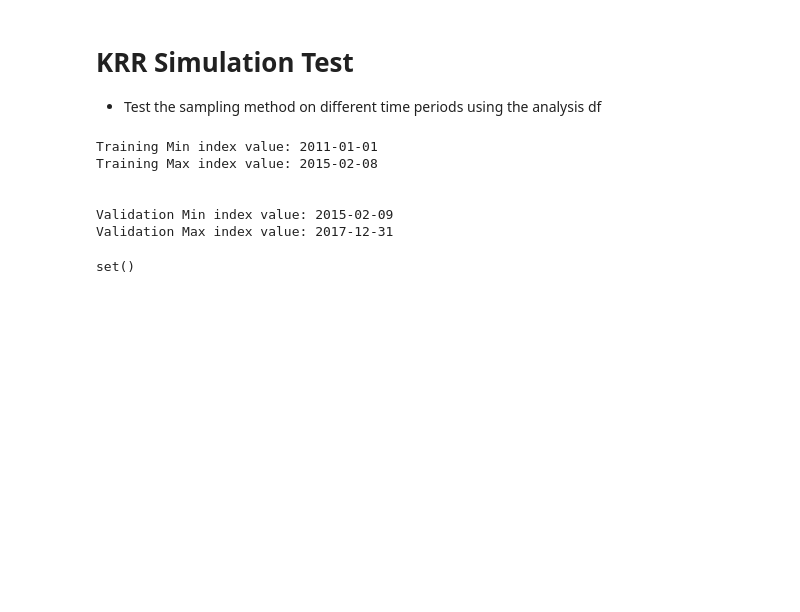
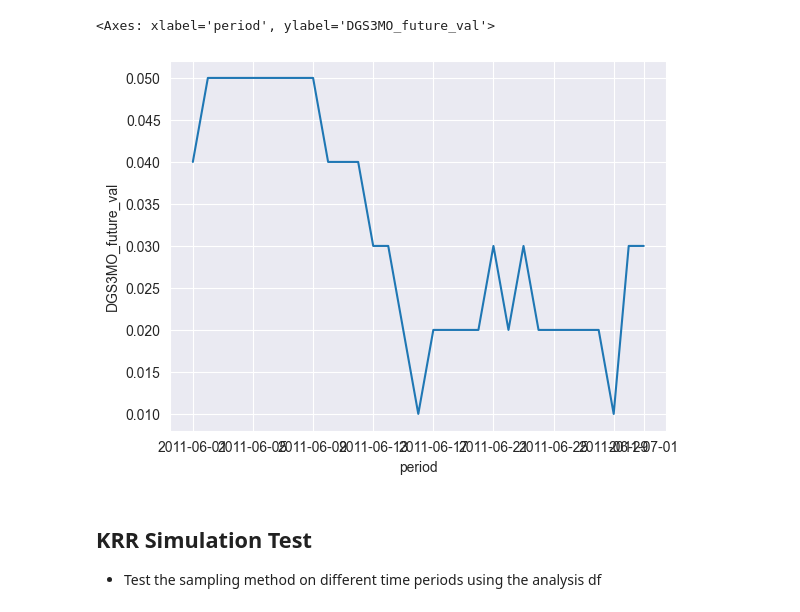
Before and after one commit to ttoe05/bond-yields-gp-model, a Jupyter notebook: src/KRR_simulation_test.ipynb, the cells around one changed output. Drawn from its saved outputs; the diff is of its cells as text; code cells hidden in the pictures; blank space fills up the shorter version.

Commit message:
Kernel Ridge results

```diff
--- a/src/KRR_simulation_test.ipynb
+++ b/src/KRR_simulation_test.ipynb
@@ -25,7 +45,7 @@ ImportError: attempted relative import with no known parent package
 # %%
 # get the target, actual, and feature columns
-feature_manager = FeatureManagerSim(features_config_path='../data/features_selected4.yaml')
-feature_manager2 = FeatureManager(features_config_path='../data/features_selected3.yaml')
+feature_manager = FeatureManagerSim(features_config_path='data/features_selected4.yaml')
+feature_manager2 = FeatureManager(features_config_path='data/features_selected3.yaml')
 independent_variables = feature_manager2.get_features_for_time_pred(time_prediction='seven-day-ahead')
 dependent_variables = feature_manager.get_dependent_variables(time_prediction='seven-day-ahead')
 actuals_variables = feature_manager.get_actual_variables()
@@ -35,5 +55,10 @@ print(f"Independent variables: {independent_variables}")
 dependent_variable_new = [f"{x}_future_val" for x in dependent_variables]
 print(f"Dependent variables: {dependent_variable_new}")
 print(f"Actual variables: {actuals_variables}")
+
+raw_data = pd.read_parquet('data/kernel_regression_train_shifted_7_.parquet')
+raw_data[feature_manager2.get_dependent_variables()].head()
+# drop duplicate columns
+# raw_data = raw_data.T.drop_duplicates().T
 # %% [output]
 INFO:src.feature_manager_sim:Loaded features for 6 future time predictions
@@ -49,9 +81,17 @@ Actual variables: ['DGS1MO', 'DGS3MO', 'DGS6MO', 'DGS1', 'DGS2', 'DGS3', 'DGS5',
+# %%
+# raw_data[raw_data.index.to_timestamp() == pd.to_datetime('2006-01-')]
+df_tmp = raw_data[(raw_data.index.to_timestamp() < pd.to_datetime('2011-07-02')) & (raw_data.index.to_timestamp() >= pd.to_datetime('2011-06-01'))]
+sns.lineplot(df_tmp, x= df_tmp.index.to_timestamp(), y='DGS3MO_future_val')
+# df_tmp.columns
+# %% [output]
+<Axes: xlabel='period', ylabel='DGS3MO_future_val'>
+[figure, added]
 # %% [markdown]
-# KRR Simulation Test
+## KRR Simulation Test
 
 - Test the sampling method on different time periods using the analysis df
 # %%
-raw_data = pd.read_parquet('../data/kernel_regression_train_shifted_7_.parquet')
+raw_data = pd.read_parquet('data/kernel_regression_train_shifted_7_.parquet')
 train_df = raw_data[(raw_data.index.to_timestamp() < pd.to_datetime('2018-01-01')) & (raw_data.index.to_timestamp() >= pd.to_datetime('2011-01-01'))]
 
 analysis_df = train_df.iloc[:1500]
@@ -65,14 +105,6 @@ print(f"Validation Max index value: {validation_df.index.max()}")
 # check if all columns are present
 full_columns = set(independent_variables).union(set(dependent_variables)).union(set(actuals_variables).union(set(dependent_variable_new)))
 set(full_columns) - set(analysis_df.columns.tolist())
-# %% [output]
-Training Min index value: 2011-01-01
-Training Max index value: 2015-02-08
-
-
-Validation Min index value: 2015-02-09
-Validation Max index value: 2017-12-31
-set()
 # %%
 # create the kernel ridge ensemble
 krr_ensemble = KernelRidgeEnsemble(training_metric='r2_flat', random_state=42)
```
Also changed, not shown: parts of 17 cells of this notebook, 6 other files.
